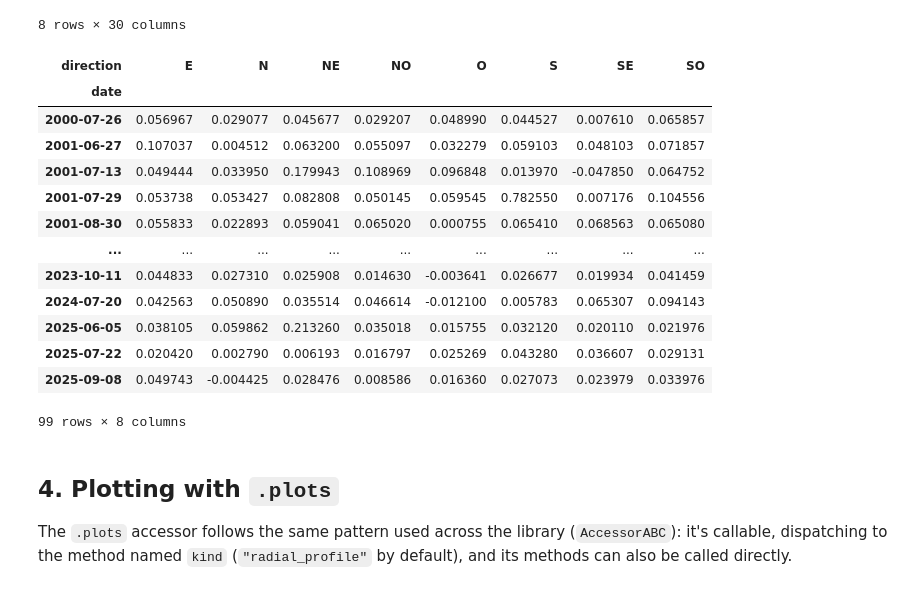
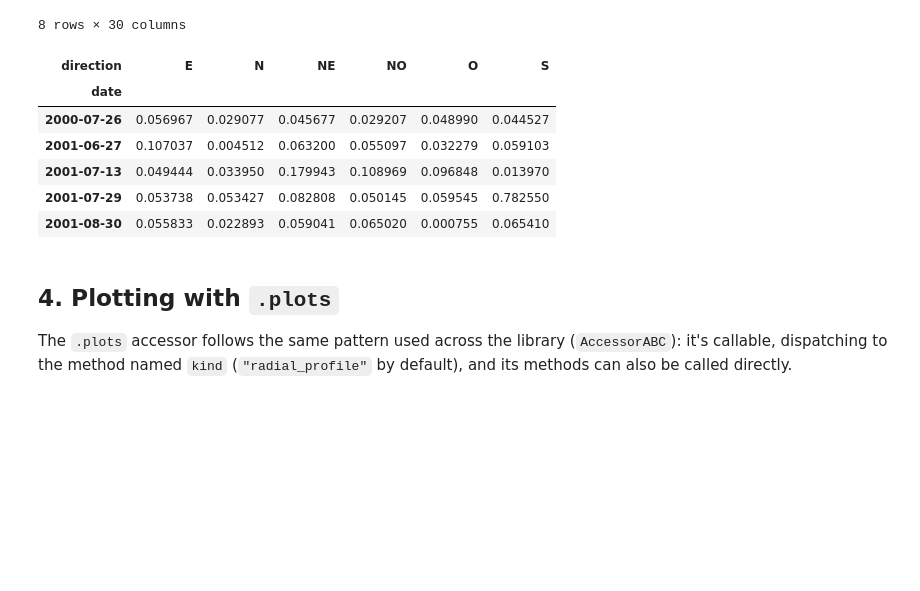
Before and after one commit to leliel12/volcanicus, a Jupyter notebook: notebooks/tutorial.ipynb, the cells around one changed output. Saved outputs shown, nothing was run; the diff lists cells and outputs as text; code cells hidden in the pictures; blank space fills up the shorter version.

```diff
--- a/notebooks/tutorial.ipynb
+++ b/notebooks/tutorial.ipynb
@@ -89,22 +90,15 @@ etna.radial_profile()
 | SO | 0.411945 | 0.296544 | 0.232454 | 0.164477 | 0.131767 | 0.103760 | 0.095009 | 0.070436 | 0.059051 | 0.045209 | ... | ... |
 8 rows × 30 columns
 # %%
-etna.temporal_profile()
+etna.temporal_profile().iloc[:5, :6]
 # %% [output]
-| direction | E | N | NE | NO | O | S | SE | SO |
-| date |  |  |  |  |  |  |  |  |
-| 2000-07-26 | 0.056967 | 0.029077 | 0.045677 | 0.029207 | 0.048990 | 0.044527 | 0.007610 | 0.065857 |
-| 2001-06-27 | 0.107037 | 0.004512 | 0.063200 | 0.055097 | 0.032279 | 0.059103 | 0.048103 | 0.071857 |
-| 2001-07-13 | 0.049444 | 0.033950 | 0.179943 | 0.108969 | 0.096848 | 0.013970 | -0.047850 | 0.064752 |
-| 2001-07-29 | 0.053738 | 0.053427 | 0.082808 | 0.050145 | 0.059545 | 0.782550 | 0.007176 | 0.104556 |
-| 2001-08-30 | 0.055833 | 0.022893 | 0.059041 | 0.065020 | 0.000755 | 0.065410 | 0.068563 | 0.065080 |
-| ... | ... | ... | ... | ... | ... | ... | ... | ... |
-| 2023-10-11 | 0.044833 | 0.027310 | 0.025908 | 0.014630 | -0.003641 | 0.026677 | 0.019934 | 0.041459 |
-| 2024-07-20 | 0.042563 | 0.050890 | 0.035514 | 0.046614 | -0.012100 | 0.005783 | 0.065307 | 0.094143 |
-| 2025-06-05 | 0.038105 | 0.059862 | 0.213260 | 0.035018 | 0.015755 | 0.032120 | 0.020110 | 0.021976 |
-| 2025-07-22 | 0.020420 | 0.002790 | 0.006193 | 0.016797 | 0.025269 | 0.043280 | 0.036607 | 0.029131 |
-| 2025-09-08 | 0.049743 | -0.004425 | 0.028476 | 0.008586 | 0.016360 | 0.027073 | 0.023979 | 0.033976 |
+| direction | E | N | NE | NO | O | S |
+| date |  |  |  |  |  |  |
+| 2000-07-26 | 0.056967 | 0.029077 | 0.045677 | 0.029207 | 0.048990 | 0.044527 |
+| 2001-06-27 | 0.107037 | 0.004512 | 0.063200 | 0.055097 | 0.032279 | 0.059103 |
+| 2001-07-13 | 0.049444 | 0.033950 | 0.179943 | 0.108969 | 0.096848 | 0.013970 |
+| 2001-07-29 | 0.053738 | 0.053427 | 0.082808 | 0.050145 | 0.059545 | 0.782550 |
+| 2001-08-30 | 0.055833 | 0.022893 | 0.059041 | 0.065020 | 0.000755 | 0.065410 |
-99 rows × 8 columns
 # %% [markdown]
 ## 4. Plotting with `.plots`
 
```
Also changed, not shown: parts of 13 cells of this notebook, 4 other files.
